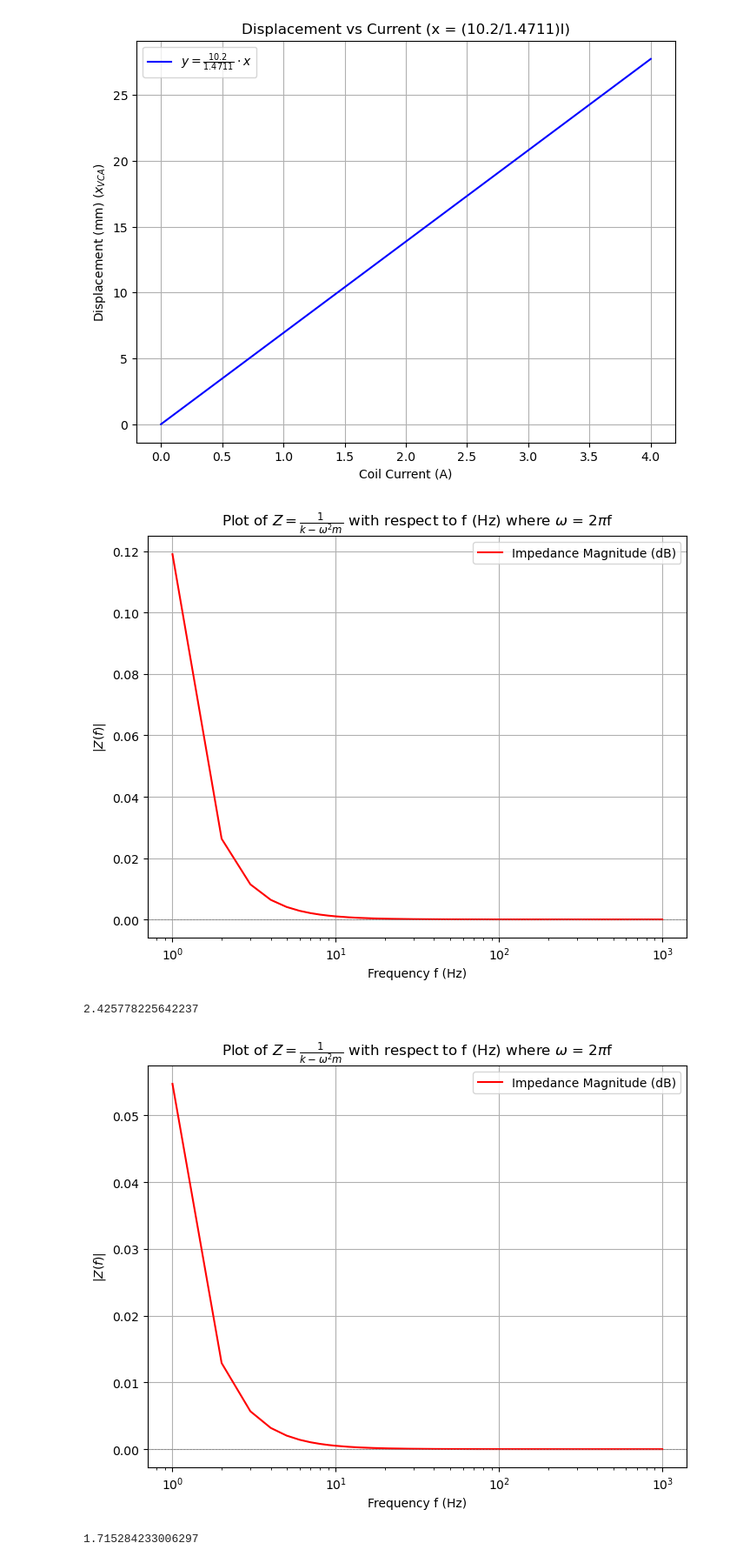
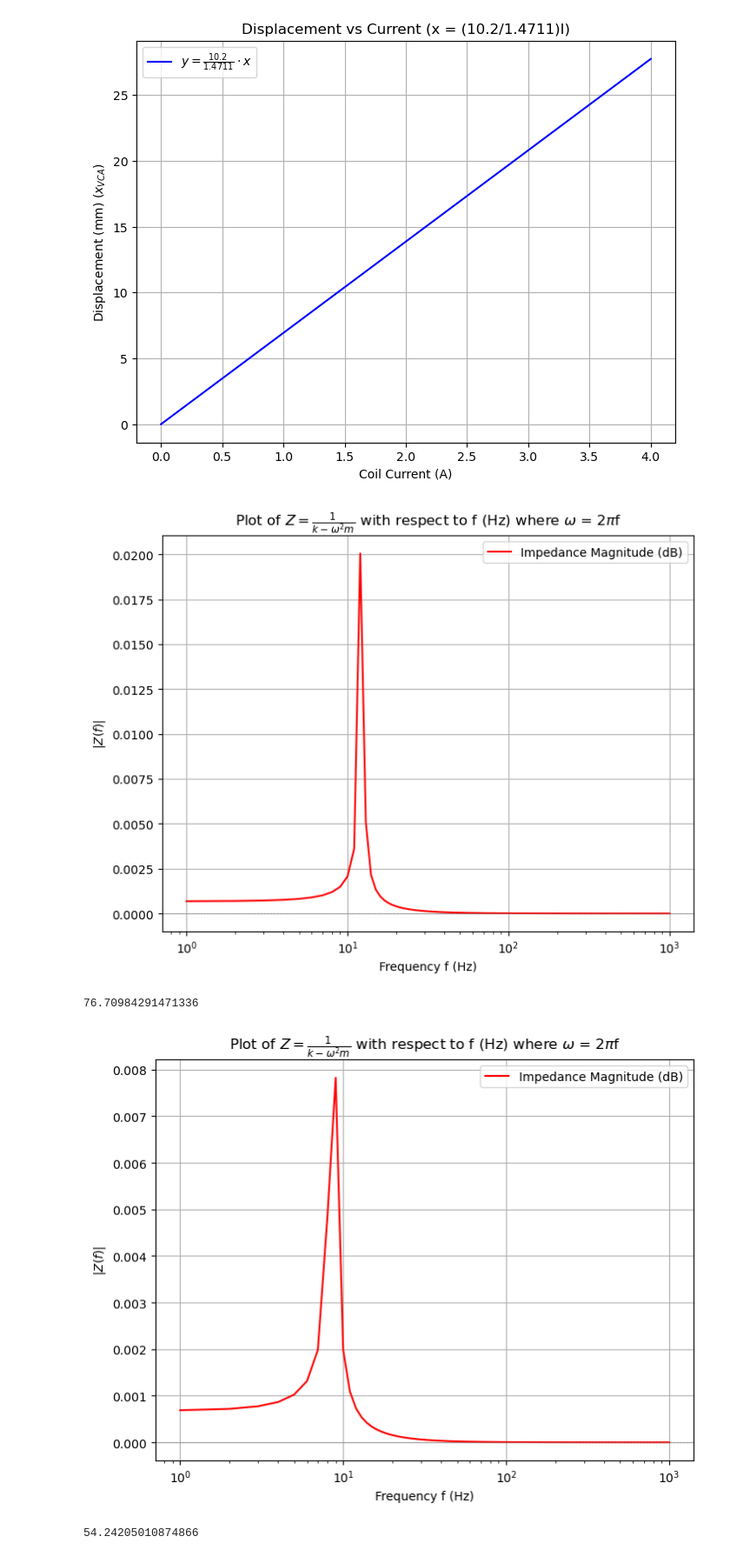
Before and after one commit to Koi199/MECH-420-scripts, a Jupyter notebook: Lab 4/Mech420Lab4Prelab.ipynb, the cells around one changed output. Shown: that part at 87% size. Cells and saved outputs as stored; diff of their text form; code cells hidden in the pictures.

```diff
--- a/Lab 4/Mech420Lab4Prelab.ipynb
+++ b/Lab 4/Mech420Lab4Prelab.ipynb
@@ -52,7 +52,7 @@ plt.show()
 [figure]
 # %%
 # Constants
-k = 1.4711  # Example value for k
+k = 1.4711/(10**-3)  # Example value for k
 m = 0.25  # Example value for m
 
 # Frequency range for w
@@ -77,34 +77,34 @@ plt.show()
 
 print(np.sqrt(k/m))
 # %% [output]
-[figure, old version]
+[figure, new version]
-2.425778225642237
+76.70984291471336
 # %%
 # Constants
-k = 1.4711  # Example value for k
-m = 0.5  # Example value for m
+k = 1.4711/(10**-3)  # Example value for k
+m = 0.25 + 0.25  # Example value for m
 
 # Frequency range for w
 f = np.linspace(1, 1000, 1000)
 
 # Calculate Z while avoiding division by zero
 Z = abs(1/(k-((2*np.pi*f)**2 * m)))
 # np.where(k - w**2 * m != 0, w / (k - w**2 * m), np.nan)
 
 # Plotting
 plt.figure(figsize=(8, 6))
 plt.semilogx(f, Z, label='Impedance Magnitude (dB)', color='red')
 plt.xlabel(r'Frequency f (Hz)')
 plt.ylabel(r'$|Z(f)|$')
 plt.title(r'Plot of $Z = \frac{1}{k - \omega^2 m}$ with respect to f (Hz) where $\omega$ = 2$\pi$f')
 plt.axhline(0, color='gray', linestyle='--', linewidth=0.5)
 plt.axvline(0, color='gray', linestyle='--', linewidth=0.5)
 # plt.ylim(-10, 10)  # Adjust this range based on your values for k and m
 plt.legend()
 plt.grid(True)
 plt.show()
 
 print(np.sqrt(k/m))
 # %% [output]
-[figure, old version]
+[figure, new version]
-1.715284233006297
+54.24205010874866
```
Also changed, not shown: 2 other files.
